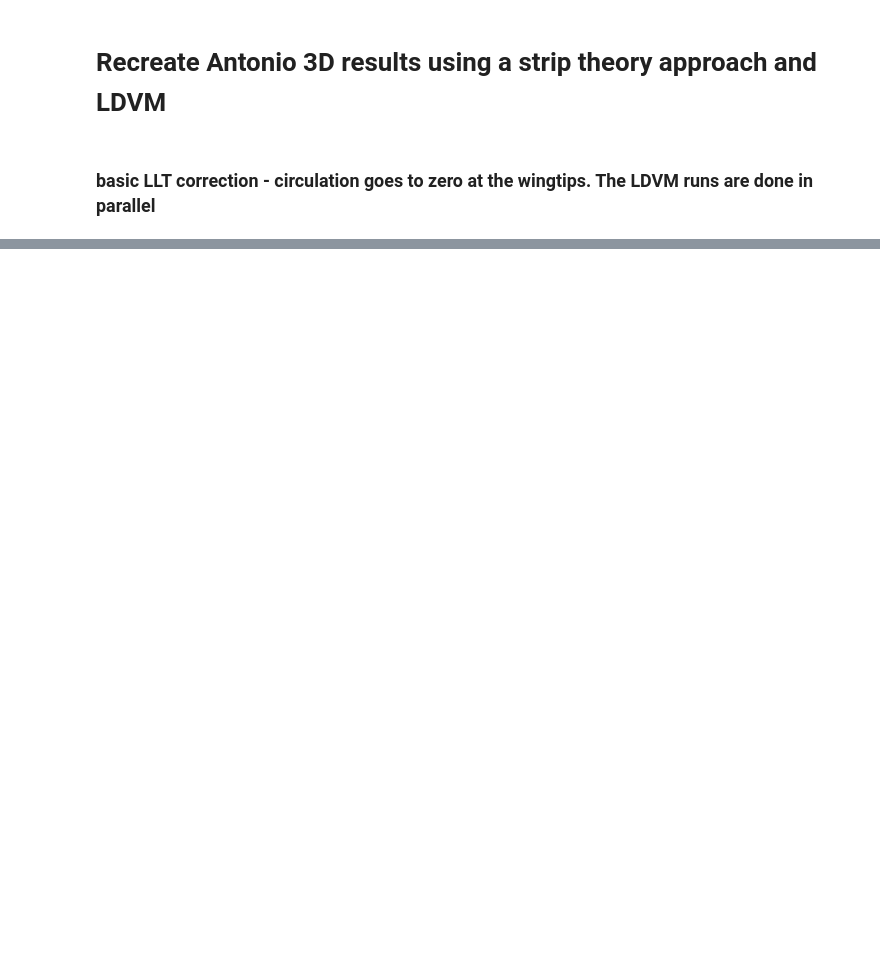
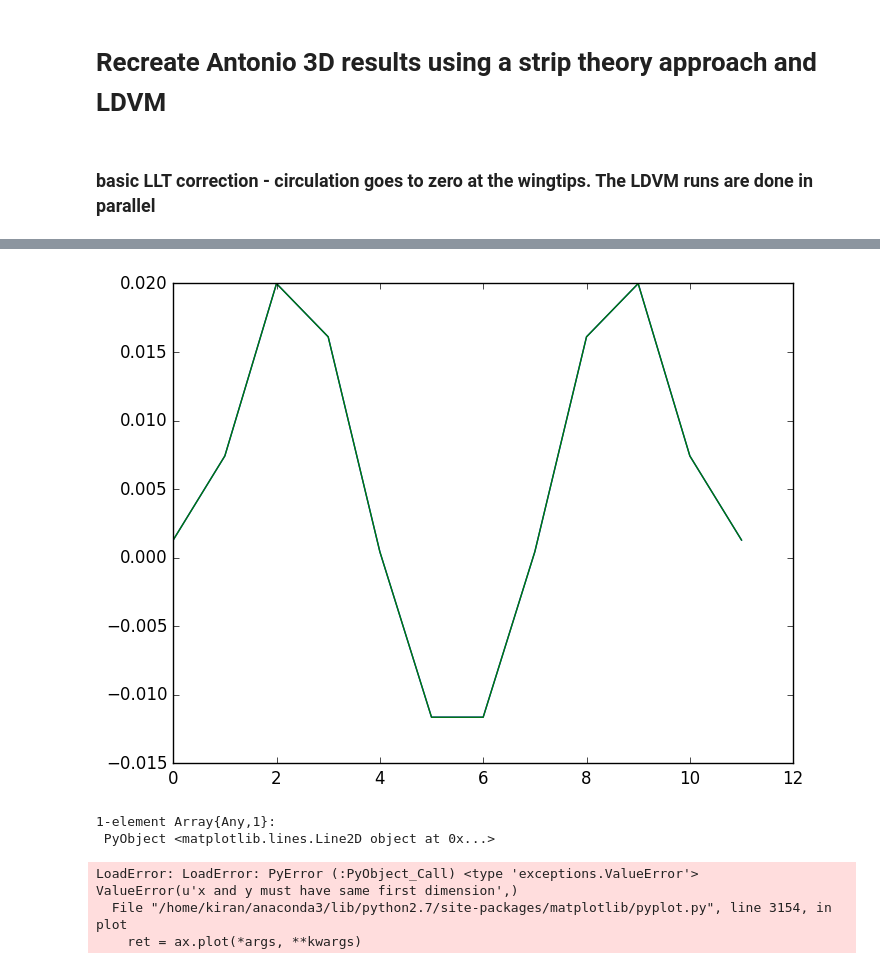
Before and after one commit to KiranRamesh-Aero/UnsteadyFlowSolvers.jl, a Jupyter notebook: Notebooks/Flexible_firstBending-Parallel.ipynb, the cells around one changed output, grey strips where cells are left out. Cells and saved outputs as stored; diff of their text form; code cells hidden in the pictures; blank space fills up the shorter version.

```diff
--- a/Notebooks/Flexible_firstBending-Parallel.ipynb
+++ b/Notebooks/Flexible_firstBending-Parallel.ipynb
@@ -50,7 +57,7 @@ b_d = 6
 AR = b_d/c_d
 
 u_d = 10
-f_d = 0.8889
+f_d = 4.0
 k = 2*pi*f_d*c_d/(2*u_d)
 
 #_dAll values below are nondimensional
@@ -58,7 +65,7 @@ c = 1
 u = 1
 w = 2*k
 T = (2*pi/w)
-ncyc = 8
+ncyc = 1
 t_tot = ncyc*T
 
 modedata = readdlm("../test/anto_mode1.dat");
@@ -85,11 +92,11 @@ for i = 1:n_span
     h_amp[i] = evaluate(mode_spl,y_d)*scale/c_d
 end
 
-dtstar = min(0.015*8,0.015*0.2*4/(k*maximum(h_amp)))
+dtstar = min(0.015,0.015*0.2*4/(k*maximum(h_amp)))
 nsteps =round(Int,t_tot/dtstar)+1
 
 alphadef = ConstDef(alpha_amp)
 udef = ConstDef(u)
 pvt = 0.0 #Doesnt matter, no pitch
-lespcrit = [21;] #high value to turn off LEV shedding
+lespcrit = [0.21;] #high value to turn off LEV shedding
 # %% [output]
@@ -210,8 +242,12 @@ end
 # %%
 plot(sp_gam[10,1:n_span])
 plot(gam_other[10,:])
-plot(a03d[10,:])
-plot(a0dot3d[10,:])
+#plot(a03d[10,:])
+#plot(a0dot3d[10,:])
+# %% [output]
+[figure, added]
+1-element Array{Any,1}:
+ PyObject <matplotlib.lines.Line2D object at 0x...>
 # %%
 W_alpha = zeros(nsteps,n_span)
 W_h = zeros(nsteps,n_span)
@@ -280,6 +316,11 @@ t_th = W_mat[1][:,1]*c_d/u_d
 range = round(Int,(ncyc-1)*nsteps/ncyc)+1:nsteps
 tbyT = (t_th-t_th[1])/T
 plot(tbyT,W_cl[range])
+# %% [output]
+LoadError: LoadError: PyError (:PyObject_Call) <type 'exceptions.ValueError'>
+ValueError(u'x and y must have same first dimension',)
+  File "/home/kiran/anaconda3/lib/python2.7/site-packages/matplotlib/pyplot.py", line 3154, in plot
+    ret = ax.plot(*args, **kwargs)
 # %%
 plot(W_mat[1][:,1]*c_d/u_d,W_cl)
 PyPlot.axis([0,4,0.0,0.7])
```
Also changed, not shown: parts of 11 cells of this notebook, 6 other files.
